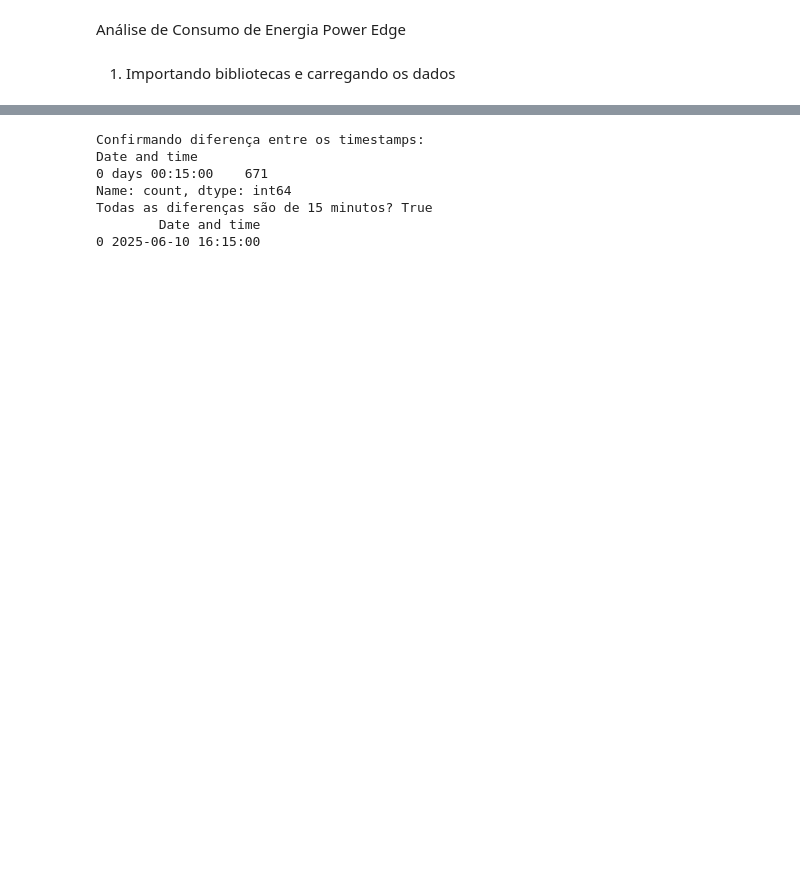
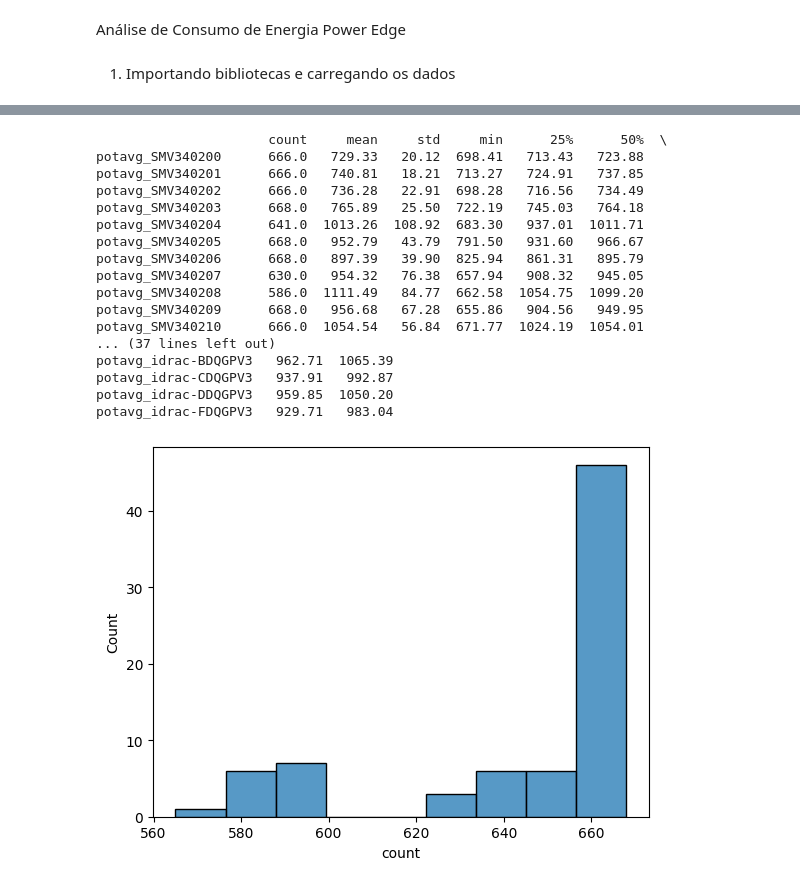
Before and after one commit to williamufpr/powermanager, a Jupyter notebook: powerTS.ipynb, the cells around one changed output, grey strips where cells are left out. Cells and saved outputs as stored; diff of their text form; code cells hidden in the pictures; blank space fills up the shorter version.

Commit message:
✨ Descritive statistcs
Consumption distribution graphs

```diff
--- a/powerTS.ipynb
+++ b/powerTS.ipynb
@@ -11,7 +11,12 @@ import matplotlib.pyplot as plt
 
 DATASET_FILENAME = "./data/dataset.csv"
 
-energy_raw = pd.read_csv(DATASET_FILENAME)
-print(energy_raw.shape)
+energy_raw = pd.read_csv(DATASET_FILENAME, parse_dates=["Date and time"])
+
+energy_raw = energy_raw.drop(columns=[col for col in energy_raw.columns if col.startswith('temp')])
+energy_raw['Date and time'] = pd.to_datetime(energy_raw['Date and time']).dt.tz_localize(None)
 print(energy_raw.dtypes)
+
+print(energy_raw.describe(include='all'))
+summary_statistics = energy_raw.describe()
 # %% [output]
@@ -56,30 +40,24 @@ std                 0.252909
-# %%
-# Verificando a série temporal
-
-energy_raw = energy_raw.sort_values('Date and time')
-diffs = energy_raw['Date and time'].diff()
-
-print("Confirmando diferença entre os timestamps:")
-print(diffs.value_counts())
-
-expected_delta = pd.Timedelta(minutes=15)
-all_consistent = (diffs.dropna() == expected_delta).all()
-
-print("Todas as diferenças são de 15 minutos?", all_consistent)
-
-mask = diffs != expected_delta
-gaps = energy_raw.loc[mask]
-
-print(gaps[['Date and time']])
-# %% [output]
-Confirmando diferença entre os timestamps:
-Date and time
-0 days 00:15:00    671
-Name: count, dtype: int64
-Todas as diferenças são de 15 minutos? True
-        Date and time
-0 2025-06-10 16:15:00
 # %%
-summary_statistics = energy_raw.describe()
-print(summary_statistics)
-summary_statistics.iloc[0,1:]
+# Plotando o histograma de quantidade de medidas realizadas
+sns.histplot(summary_statistics.iloc[0,1:])
+potavg_cols = [col for col in energy_raw.columns if col.startswith('potavg')]
+print(energy_raw[potavg_cols].describe().T.round(2))
+# %% [output]
+                      count     mean     std     min      25%      50%  \
+potavg_SMV340200      666.0   729.33   20.12  698.41   713.43   723.88
+potavg_SMV340201      666.0   740.81   18.21  713.27   724.91   737.85
+potavg_SMV340202      666.0   736.28   22.91  698.28   716.56   734.49
+potavg_SMV340203      668.0   765.89   25.50  722.19   745.03   764.18
+potavg_SMV340204      641.0  1013.26  108.92  683.30   937.01  1011.71
+potavg_SMV340205      668.0   952.79   43.79  791.50   931.60   966.67
+potavg_SMV340206      668.0   897.39   39.90  825.94   861.31   895.79
+potavg_SMV340207      630.0   954.32   76.38  657.94   908.32   945.05
+potavg_SMV340208      586.0  1111.49   84.77  662.58  1054.75  1099.20
+potavg_SMV340209      668.0   956.68   67.28  655.86   904.56   949.95
+potavg_SMV340210      666.0  1054.54   56.84  671.77  1024.19  1054.01
+... (37 lines left out)
+potavg_idrac-BDQGPV3   962.71  1065.39
+potavg_idrac-CDQGPV3   937.91   992.87
+potavg_idrac-DDQGPV3   959.85  1050.20
+potavg_idrac-FDQGPV3   929.71   983.04
+[figure, added]
```
Also changed, not shown: parts of 5 cells of this notebook.
